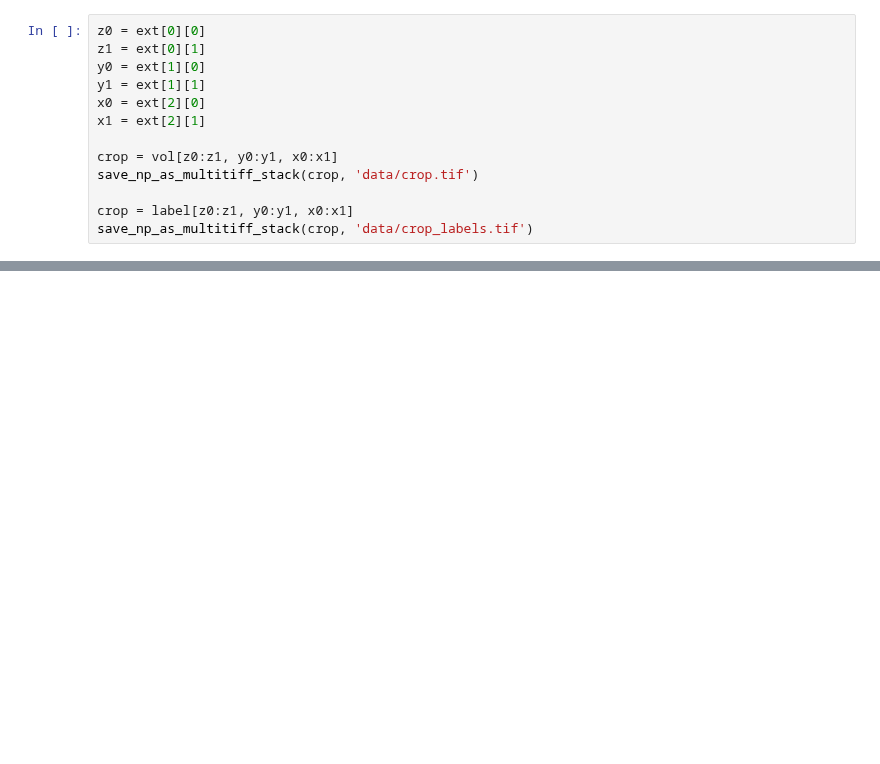
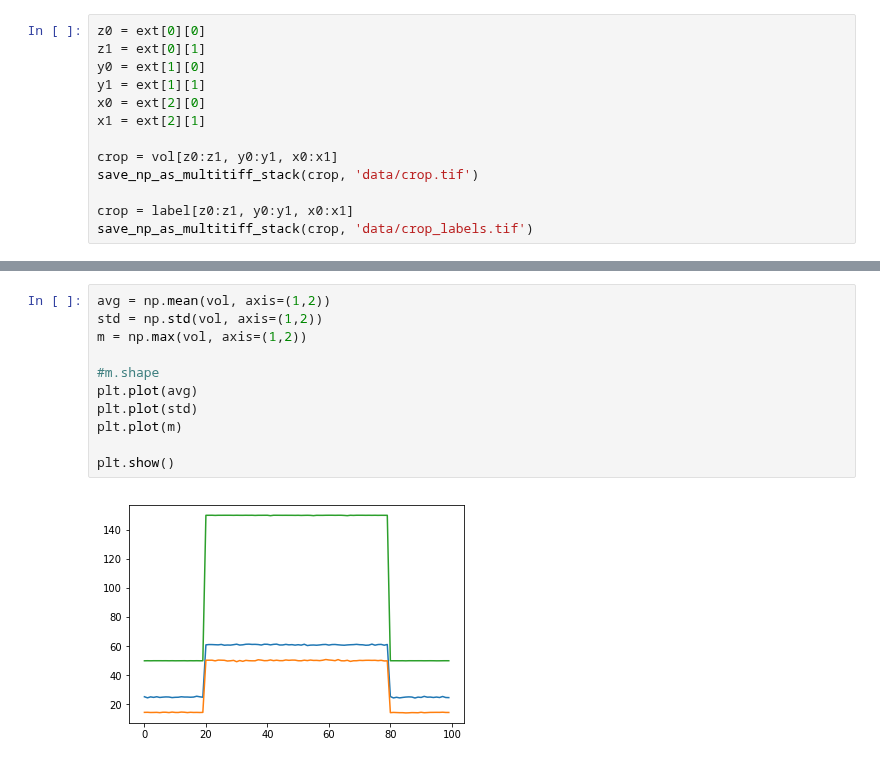
Before and after one commit to axruff/Medaka, a Jupyter notebook: Prepare.ipynb, the cells around one changed output, grey strips where cells are left out. Drawn from its saved outputs; the diff is of its cells as text; blank space fills up the shorter version.

```diff
--- a/Prepare.ipynb
+++ b/Prepare.ipynb
@@ -124,0 +140,13 @@ save_np_as_multitiff_stack(crop, 'data/crop_labels.tif')
+# %%
+avg = np.mean(vol, axis=(1,2))
+std = np.std(vol, axis=(1,2))
+m = np.max(vol, axis=(1,2))
+
+#m.shape
+plt.plot(avg)
+plt.plot(std)
+plt.plot(m)
+
+plt.show()
+# %% [output]
+[figure, added]
```
Also changed, not shown: parts of 3 cells of this notebook.
